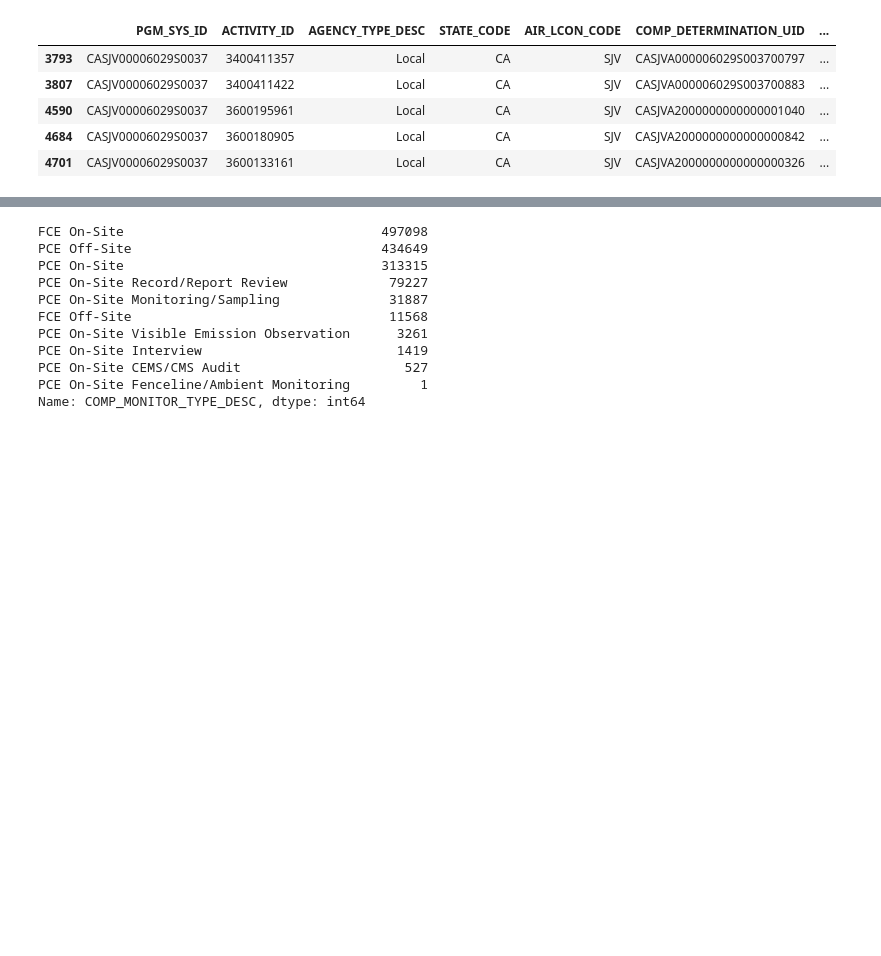
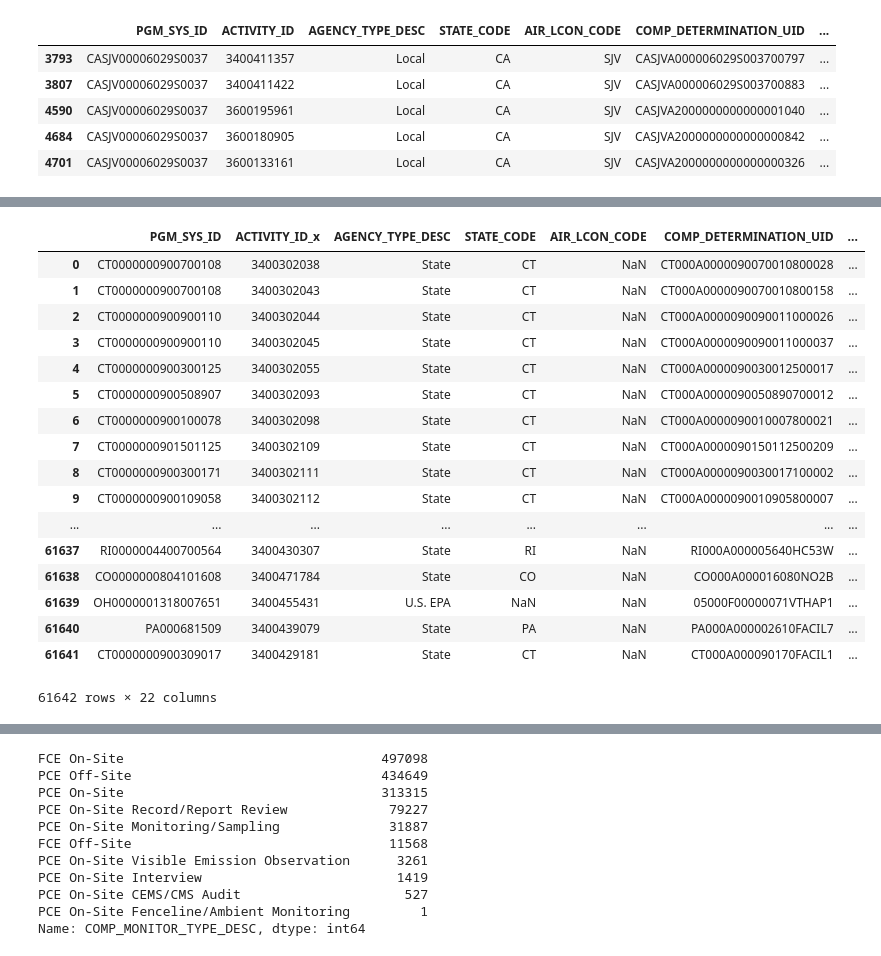
Before and after one commit to Aycrazy/ML_Project, a Jupyter notebook: ICIS_explore_2.ipynb, the cells around one changed output, grey strips where cells are left out. Saved outputs shown, nothing was run; the diff lists cells and outputs as text; code cells hidden in the pictures; blank space fills up the shorter version.

```diff
--- a/ICIS_explore_2.ipynb
+++ b/ICIS_explore_2.ipynb
@@ -481,2 +422,2 @@ Name: CURRENT_HPV, dtype: int64
 # %%
-test2 = pd.merge(df_violations, df_fces_pces, how='right', left_on=['PGM_SYS_ID','HPV_DAYZERO_DATE'], right_on=['PGM_SYS_ID','ACTUAL_END_DATE'])
+test2 = pd.merge(df_violations, df_fces_pces, how='inner', left_on=['PGM_SYS_ID','HPV_DAYZERO_DATE'], right_on=['PGM_SYS_ID','ACTUAL_END_DATE'])
@@ -483 +444,22 @@ test2 = pd.merge(df_violations, df_fces_pces, how='right', left_on=['PGM_SYS_ID'
+# %%
+test2
+# %% [output]
+|  | PGM_SYS_ID | ACTIVITY_ID_x | AGENCY_TYPE_DESC | STATE_CODE | AIR_LCON_CODE | COMP_DETERMINATION_UID | ... |
+| 0 | CT0000000900700108 | 3400302038 | State | CT | NaN | CT000A0000090070010800028 | ... |
+| 1 | CT0000000900700108 | 3400302043 | State | CT | NaN | CT000A0000090070010800158 | ... |
+| 2 | CT0000000900900110 | 3400302044 | State | CT | NaN | CT000A0000090090011000026 | ... |
+| 3 | CT0000000900900110 | 3400302045 | State | CT | NaN | CT000A0000090090011000037 | ... |
+| 4 | CT0000000900300125 | 3400302055 | State | CT | NaN | CT000A0000090030012500017 | ... |
+| 5 | CT0000000900508907 | 3400302093 | State | CT | NaN | CT000A0000090050890700012 | ... |
+| 6 | CT0000000900100078 | 3400302098 | State | CT | NaN | CT000A0000090010007800021 | ... |
+| 7 | CT0000000901501125 | 3400302109 | State | CT | NaN | CT000A0000090150112500209 | ... |
+| 8 | CT0000000900300171 | 3400302111 | State | CT | NaN | CT000A0000090030017100002 | ... |
+| 9 | CT0000000900109058 | 3400302112 | State | CT | NaN | CT000A0000090010905800007 | ... |
+| ... | ... | ... | ... | ... | ... | ... | ... |
+| 61637 | RI0000004400700564 | 3400430307 | State | RI | NaN | RI000A000005640HC53W | ... |
+| 61638 | CO0000000804101608 | 3400471784 | State | CO | NaN | CO000A000016080NO2B | ... |
+| 61639 | OH0000001318007651 | 3400455431 | U.S. EPA | NaN | NaN | 05000F00000071VTHAP1 | ... |
+| 61640 | PA000681509 | 3400439079 | State | PA | NaN | PA000A000002610FACIL7 | ... |
+| 61641 | CT0000000900309017 | 3400429181 | State | CT | NaN | CT000A000090170FACIL1 | ... |
+61642 rows × 22 columns
 # %%
```
Also changed, not shown: parts of 19 cells of this notebook.
